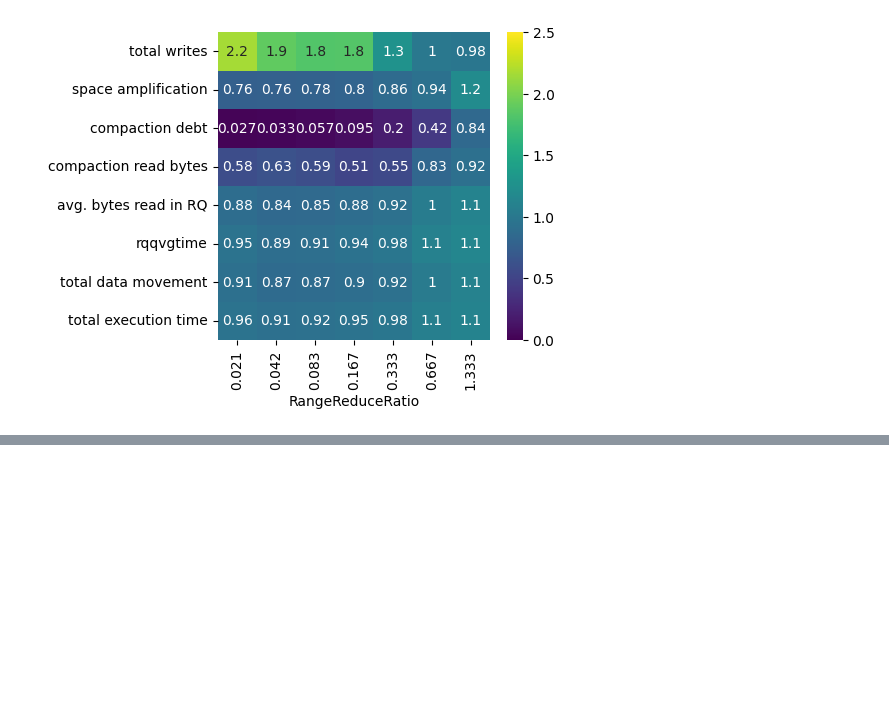
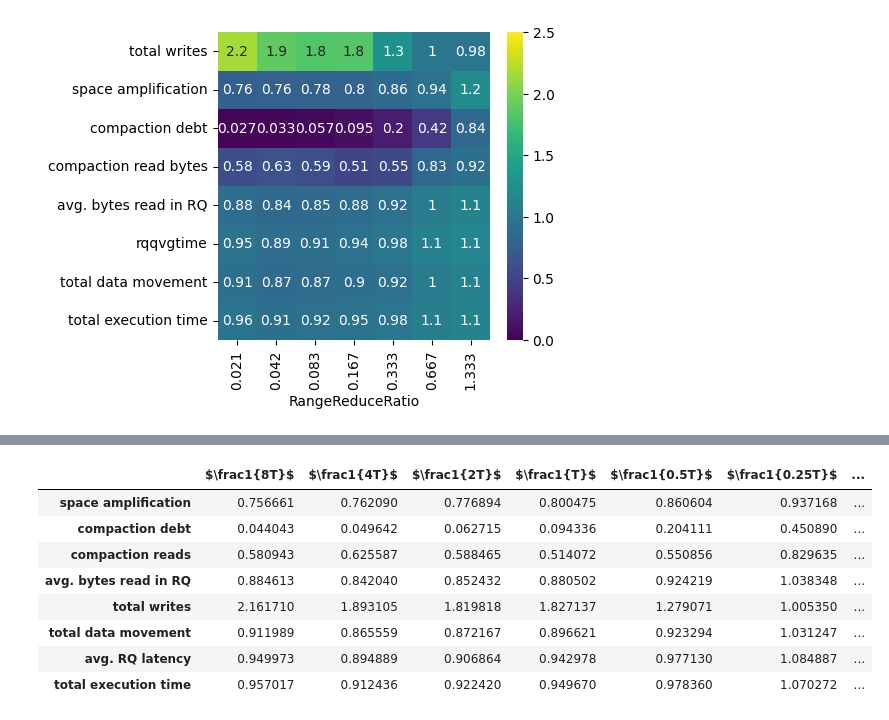
Before and after one commit to SSD-Brandeis/LSMQueryDrivenCompaction, a Jupyter notebook: src/.notebooks/heatmapplot.ipynb, the cells around one changed output, grey strips where cells are left out. Cells and saved outputs as stored; diff of their text form; code cells hidden in the pictures; blank space fills up the shorter version.

```diff
--- a/src/.notebooks/heatmapplot.ipynb
+++ b/src/.notebooks/heatmapplot.ipynb
@@ -34,11 +34,16 @@ all_stats.append(
     }
 )
 
+columns_names = {0.0: "RocksDB"}
+
 for epsilon in EPSILON_VALUES:
     lb = 1/(SIZE_RATIO * epsilon)
     print(lb)
     rqdcdirpath = os.path.join(EXPDIRNAME, f"RangeReduce[lb=T^-1]{epsilon}")
     rqdc_epoch_stats = EpochStats(rqdcdirpath, NUMEPOCHS, filesize)
+
+    columns_names[lb] = f"$\\frac{1}{{{epsilon if epsilon != 1 else ''}T}}$"
+    # columns_names[lb] = f"$1/{{{epsilon if epsilon != 1 else ''}T}}$"
 
     all_stats.append(
         {
@@ -152,3 +157,5 @@ df
 | rqqvgtime | 0.901574 | 0.856471 | 0.806808 | 0.817605 | 0.850164 | 0.880955 | 0.978106 | 1.035510 |
 | datamovement | 1160.280997 | 1058.163861 | 1004.291744 | 1011.958801 | 1040.332686 | 1071.280806 | 1196.536847 | 1280.663000 |
 | executiontime | 9901.944737 | 9476.330837 | 9034.893850 | 9133.751046 | 9403.575985 | 9687.664088 | 10597.773381 | 11112.788841 |
+# %%
+mydata = heatmap_value
@@ -155,3 +235,15 @@ df
+# %%
+df_norm
+# %% [output]
+|  | $\frac1{8T}$ | $\frac1{4T}$ | $\frac1{2T}$ | $\frac1{T}$ | $\frac1{0.5T}$ | $\frac1{0.25T}$ | ... |
+| space amplification | 0.756661 | 0.762090 | 0.776894 | 0.800475 | 0.860604 | 0.937168 | ... |
+| compaction debt | 0.044043 | 0.049642 | 0.062715 | 0.094336 | 0.204111 | 0.450890 | ... |
+| compaction reads | 0.580943 | 0.625587 | 0.588465 | 0.514072 | 0.550856 | 0.829635 | ... |
+| avg. bytes read in RQ | 0.884613 | 0.842040 | 0.852432 | 0.880502 | 0.924219 | 1.038348 | ... |
+| total writes | 2.161710 | 1.893105 | 1.819818 | 1.827137 | 1.279071 | 1.005350 | ... |
+| total data movement | 0.911989 | 0.865559 | 0.872167 | 0.896621 | 0.923294 | 1.031247 | ... |
+| avg. RQ latency | 0.949973 | 0.894889 | 0.906864 | 0.942978 | 0.977130 | 1.084887 | ... |
+| total execution time | 0.957017 | 0.912436 | 0.922420 | 0.949670 | 0.978360 | 1.070272 | ... |
 # %%
 # TAG = "heatmap4"
 # NUMEPOCHS = 1
```
Also changed, not shown: parts of 1 cell of this notebook.
